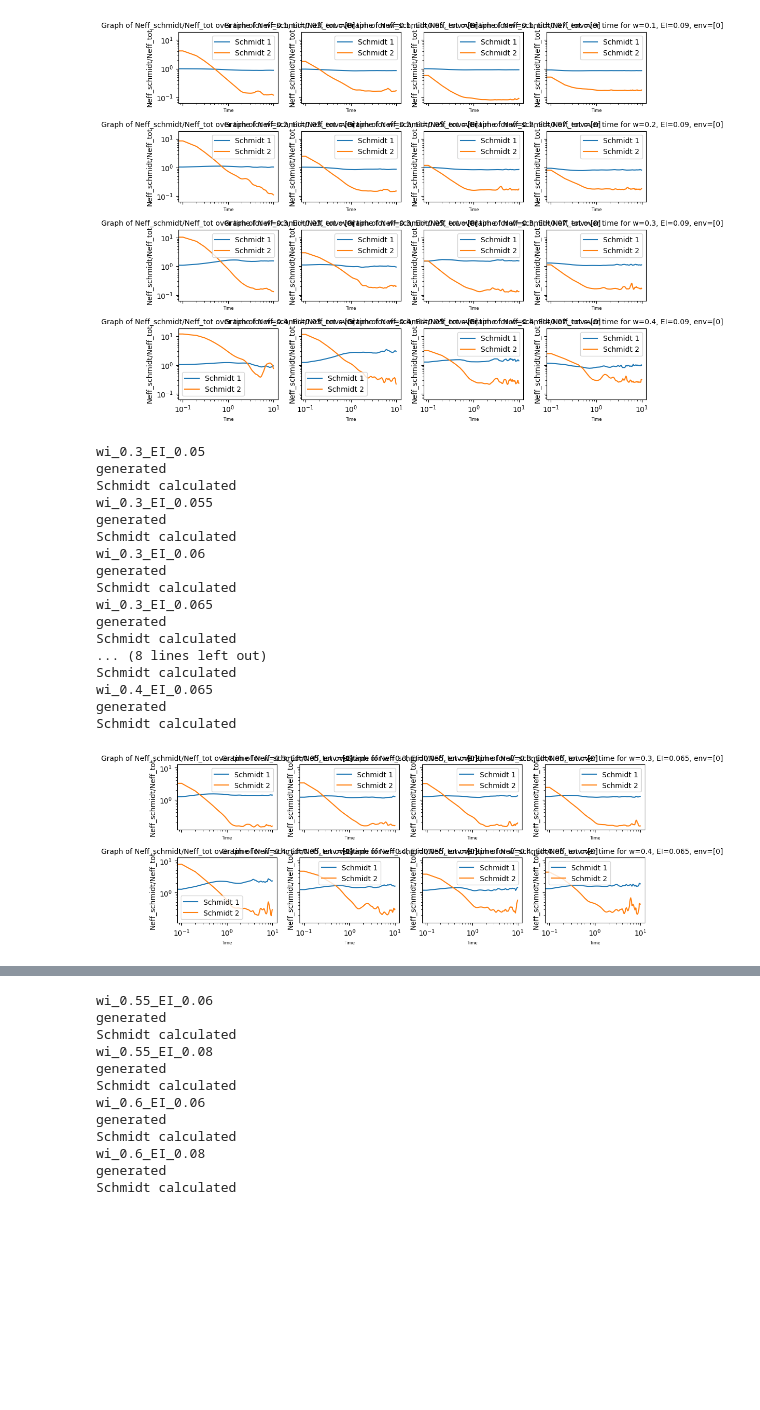
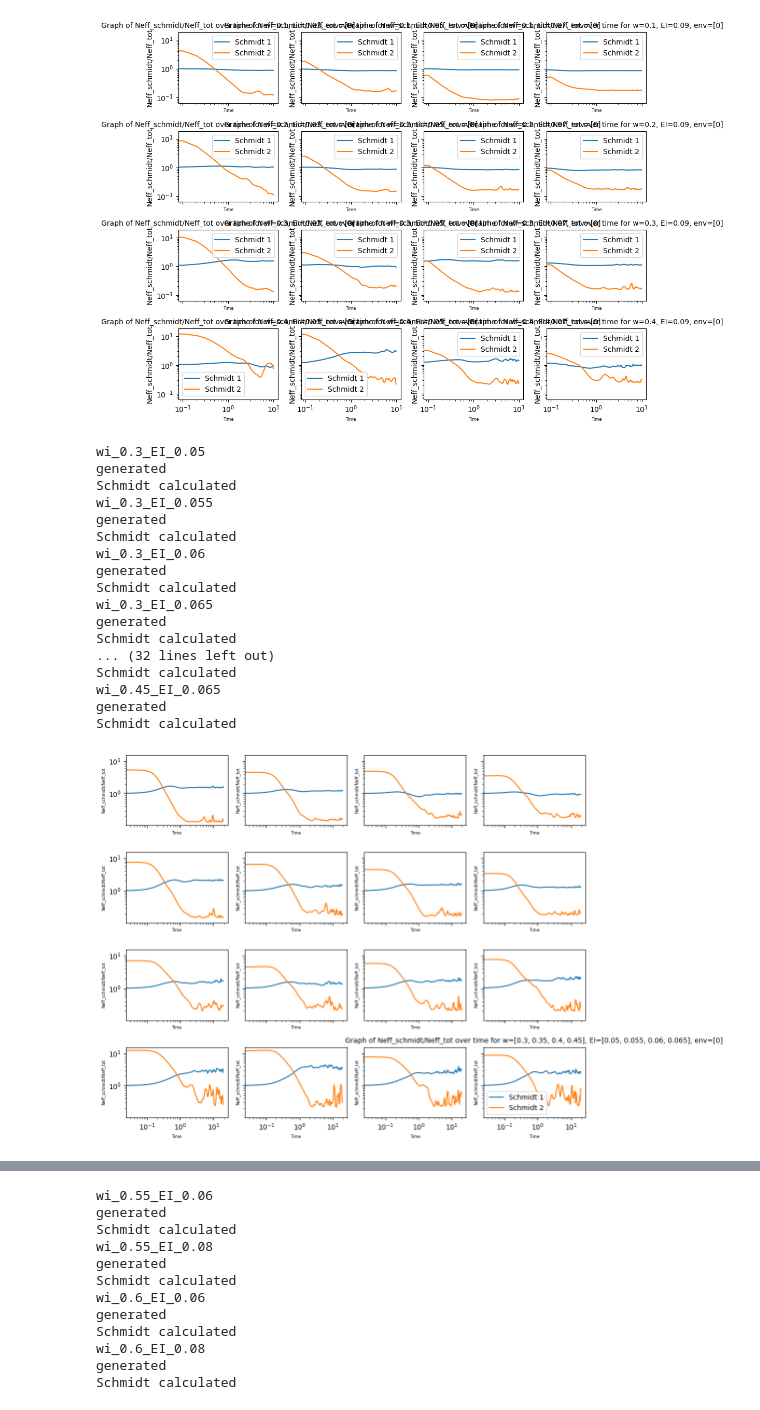
Before and after one commit to MarinAndreGirard/Quantum_Branching, a Jupyter notebook: Neff_study.ipynb, the cells around one changed output, grey strips where cells are left out. Drawn from its saved outputs; the diff is of its cells as text; code cells hidden in the pictures; blank space fills up the shorter version.

Commit message:
running again to proeduce latex graph. made all interesting graphs in characterization mode.

```diff
--- a/Neff_study.ipynb
+++ b/Neff_study.ipynb
@@ -61,26 +62,26 @@ generated
 Schmidt calculated
 [figure]
 # %%
-plot_Neff_schmidt_Neff_tot_characterize(10,200,[0.3,0.4],1.0,[0.05,0.055,0.06,0.065],10,100,[0])
+plot_Neff_schmidt_Neff_tot_characterize(10,200,[0.3,0.35,0.4,0.45],1.0,[0.05,0.055,0.06,0.065],20,100,[0])
 # %% [output]
 wi_0.3_EI_0.05
 generated
 Schmidt calculated
 wi_0.3_EI_0.055
 generated
 Schmidt calculated
 wi_0.3_EI_0.06
 generated
 Schmidt calculated
 wi_0.3_EI_0.065
 generated
 Schmidt calculated
-... (8 lines left out)
+... (32 lines left out)
 Schmidt calculated
-wi_0.4_EI_0.065
+wi_0.45_EI_0.065
 generated
 Schmidt calculated
-[figure, old version]
+[figure, new version]
 # %%
 plot_Neff_schmidt_Neff_tot_characterize(10,200,[0.4, 0.45],1.0,[0.06,0.065],10,100,[0])
 # %% [output]
```
Also changed, not shown: parts of 9 cells of this notebook, 18 other files.
